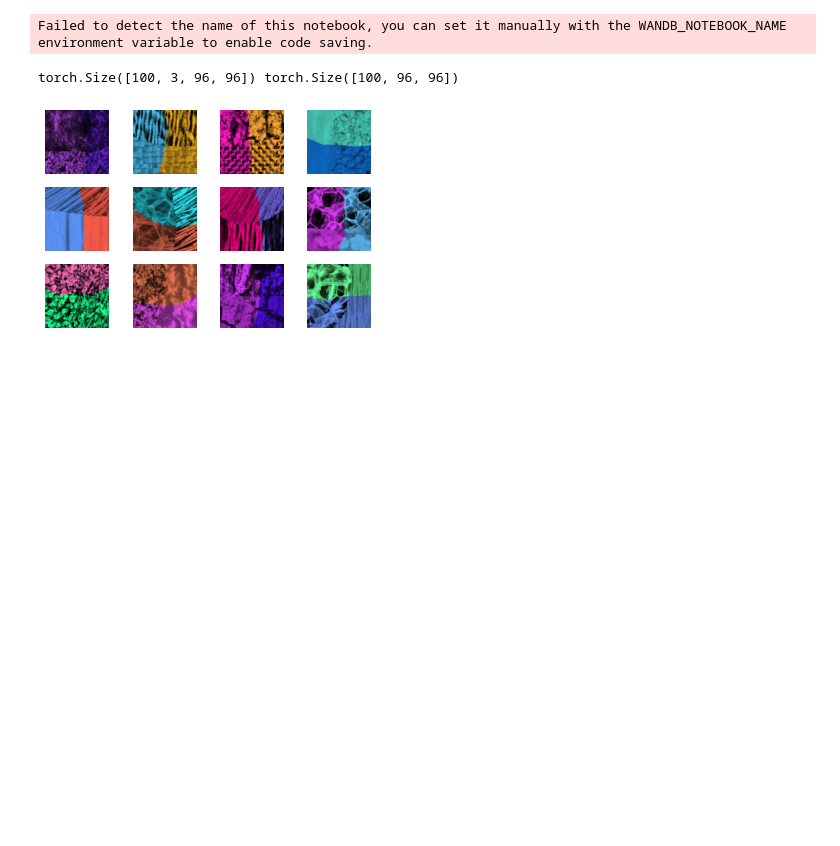
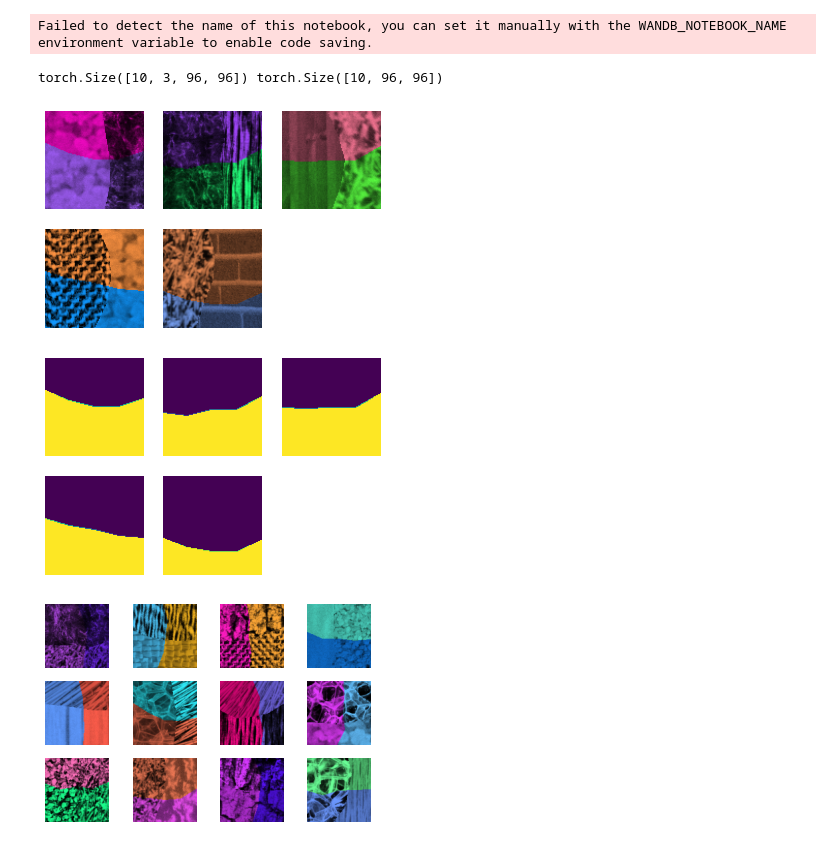
Before and after one commit to garthwales/DDN-NC, a Jupyter notebook: apps/nc-2/verify.ipynb, the cells around one changed output. Saved outputs shown, nothing was run; the diff lists cells and outputs as text; code cells hidden in the pictures; blank space fills up the shorter version.

```diff
--- a/apps/nc-2/verify.ipynb
+++ b/apps/nc-2/verify.ipynb
@@ -13,10 +17,10 @@ from nets.resnet import ResNetBase
 from utils.utils import load_images_from_directory, plot_images
 # %%
 args = dict(
-        batch=100,
-        dir_input = 'data/samples/img/',
-        dir_output = 'data/samples/col/',
-        out_type = 'colour',
+        batch=10,
+        dir_img = 'data/samples/img/',
+        dir_mask = 'data/samples/col/',
+        out_type = 'col',
         grayscale=False,
 
         gpu=0,
@@ -30,7 +34,9 @@ args = dict(
         width = 50,
         laplace = None,
         lr=1e-3,
-        seed = 0
+        seed = 0,
+        img_scale =1,
+        val_percent=0.1
     )
 
 experiment = wandb.init(project='DDN-NC', config=args, mode='disabled', allow_val_change=True)
@@ -39,14 +45,32 @@ args = wandb.config
 # %% [output]
 Failed to detect the name of this notebook, you can set it manually with the WANDB_NOTEBOOK_NAME environment variable to enable code saving.
 # %%
-X_input = load_images_from_directory(args.dir_input, num=args.batch, size=args.size, gray=args.grayscale)
+X_input = load_images_from_directory(args.dir_img, num=args.batch, size=args.size, gray=args.grayscale)
 Q_true_col = load_images_from_directory('data/samples/col/', num=args.batch, size=args.size, gray=True)
 Q_true_tex = load_images_from_directory('data/samples/tex/', num=args.batch, size=args.size, gray=True)
 
+dataset = TwoFolders(args.dir_img, args.dir_mask)#, args.out_type)
+# 2. Split into train / validation partitions
+n_val = int(len(dataset) * args.val_percent)
+n_train = len(dataset) - n_val
+train_set, val_set = random_split(dataset, [n_train, n_val], generator=torch.Generator().manual_seed(args.seed))
+
+# 3. Create data loaders
+loader_args = dict(batch_size=args.batch, num_workers=os.cpu_count()-2, pin_memory=True)
+train_loader = DataLoader(train_set, shuffle=False, **loader_args)
+val_loader = DataLoader(val_set, shuffle=False, drop_last=True, **loader_args)
 
 print(f'{X_input.shape} {Q_true_col.shape}')
 # %% [output]
-torch.Size([100, 3, 96, 96]) torch.Size([100, 96, 96])
+torch.Size([10, 3, 96, 96]) torch.Size([10, 96, 96])
+# %%
+for images, true_masks in train_loader:
+    plot_images(images[:5])
+    plot_images(true_masks[:5])
+    break
+# %% [output]
+[figure, added]
+[figure, added]
 # %%
 plot_images(X_input[:12].permute(0,2,3,1))
 plot_images(Q_true_col[:12])
```
Also changed, not shown: parts of 1 cell of this notebook, 1 other file.
